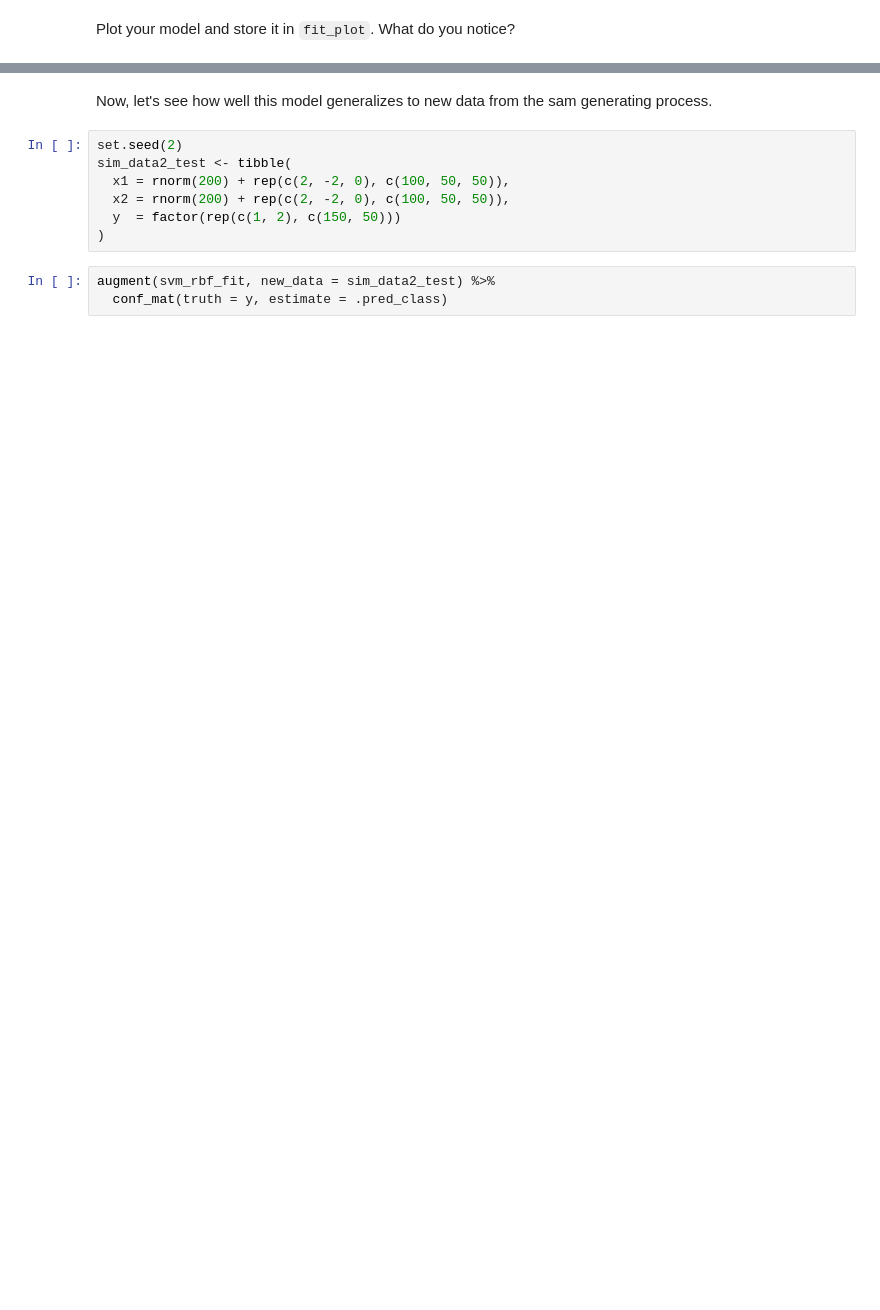
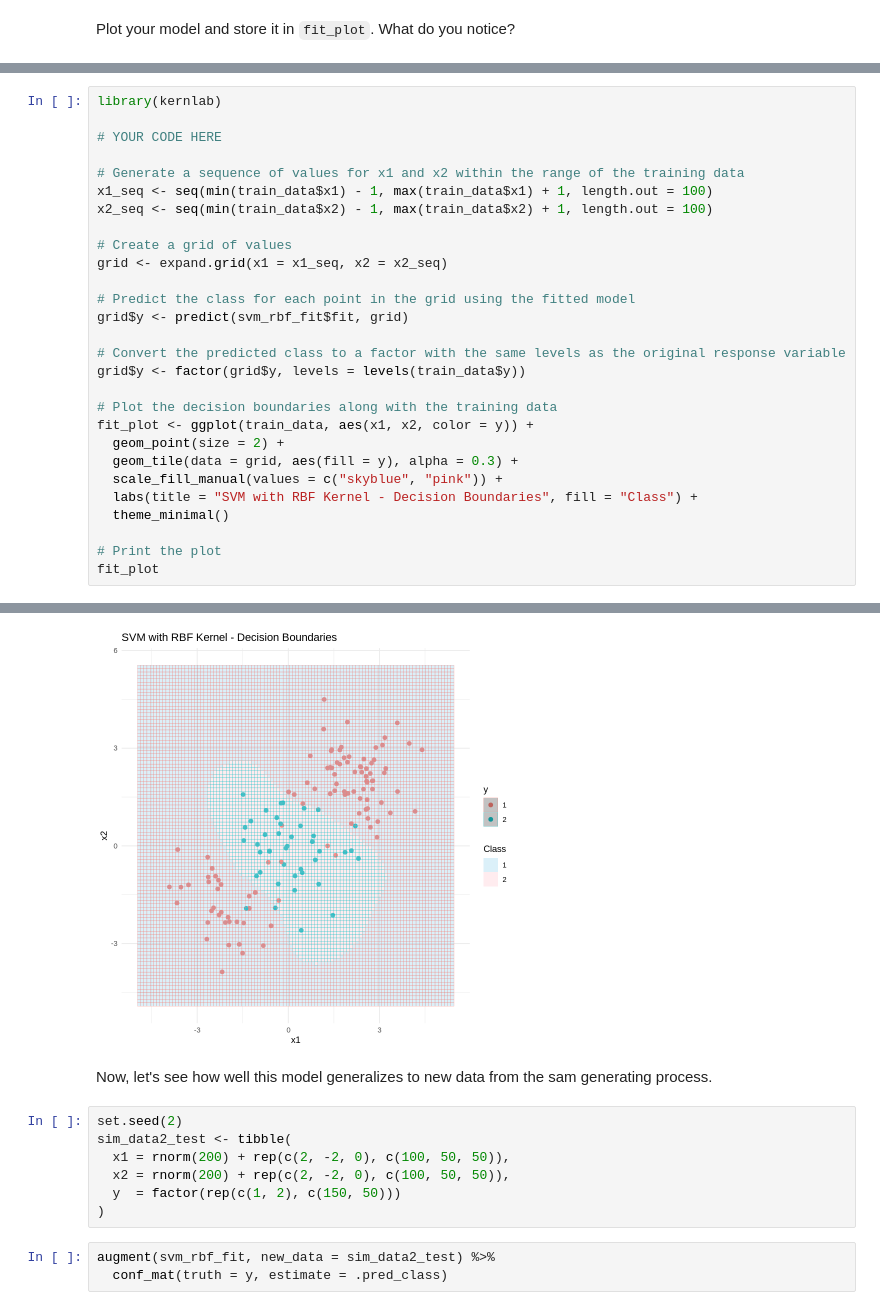
Before and after one commit to dennislamcv1/UniofColStatsLearning, a Jupyter notebook: Trees, SVM and Unsupervised Learning/Support Vector Machines Programming Assignment.ipynb, the cells around one changed output, grey strips where cells are left out. Cells and saved outputs as stored; diff of their text form; blank space fills up the shorter version.

```diff
--- a/Trees, SVM and Unsupervised Learning/Support Vector Machines Programming Assignment.ipynb
+++ b/Trees, SVM and Unsupervised Learning/Support Vector Machines Programming Assignment.ipynb
@@ -92,0 +85,29 @@ The following object is masked from ‘package:ggplot2’:
+# %%
+library(kernlab)
+
+# YOUR CODE HERE
+
+# Generate a sequence of values for x1 and x2 within the range of the training data
+x1_seq <- seq(min(train_data$x1) - 1, max(train_data$x1) + 1, length.out = 100)
+x2_seq <- seq(min(train_data$x2) - 1, max(train_data$x2) + 1, length.out = 100)
+
+# Create a grid of values
+grid <- expand.grid(x1 = x1_seq, x2 = x2_seq)
+
+# Predict the class for each point in the grid using the fitted model
+grid$y <- predict(svm_rbf_fit$fit, grid)
+
+# Convert the predicted class to a factor with the same levels as the original response variable
+grid$y <- factor(grid$y, levels = levels(train_data$y))
+
+# Plot the decision boundaries along with the training data
+fit_plot <- ggplot(train_data, aes(x1, x2, color = y)) +
+  geom_point(size = 2) +
+  geom_tile(data = grid, aes(fill = y), alpha = 0.3) +
+  scale_fill_manual(values = c("skyblue", "pink")) +
+  labs(title = "SVM with RBF Kernel - Decision Boundaries", fill = "Class") +
+  theme_minimal()
+
+# Print the plot
+fit_plot
+# %% [output]
@@ -93,3 +130,4 @@ The following object is masked from ‘package:ggplot2’:
+[figure, added]
 # %% [markdown]
 Now, let's see how well this model generalizes to new data from the sam generating process.
 # %%
```
Also changed, not shown: parts of 9 cells of this notebook, 1 other file.
